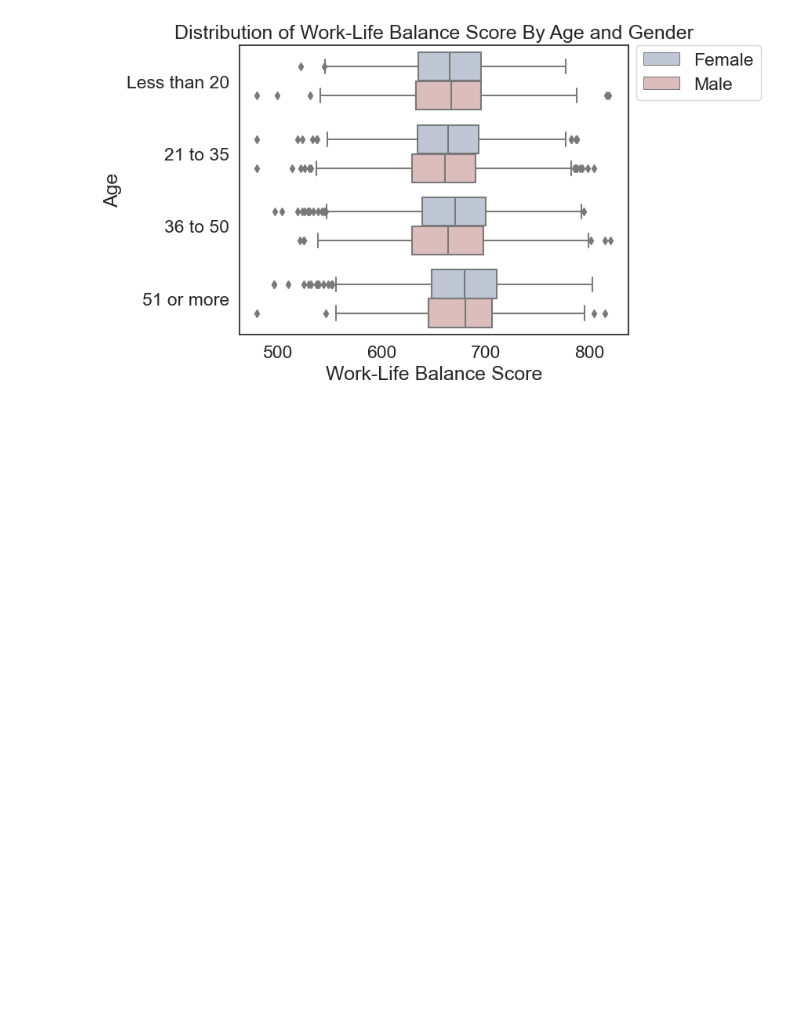
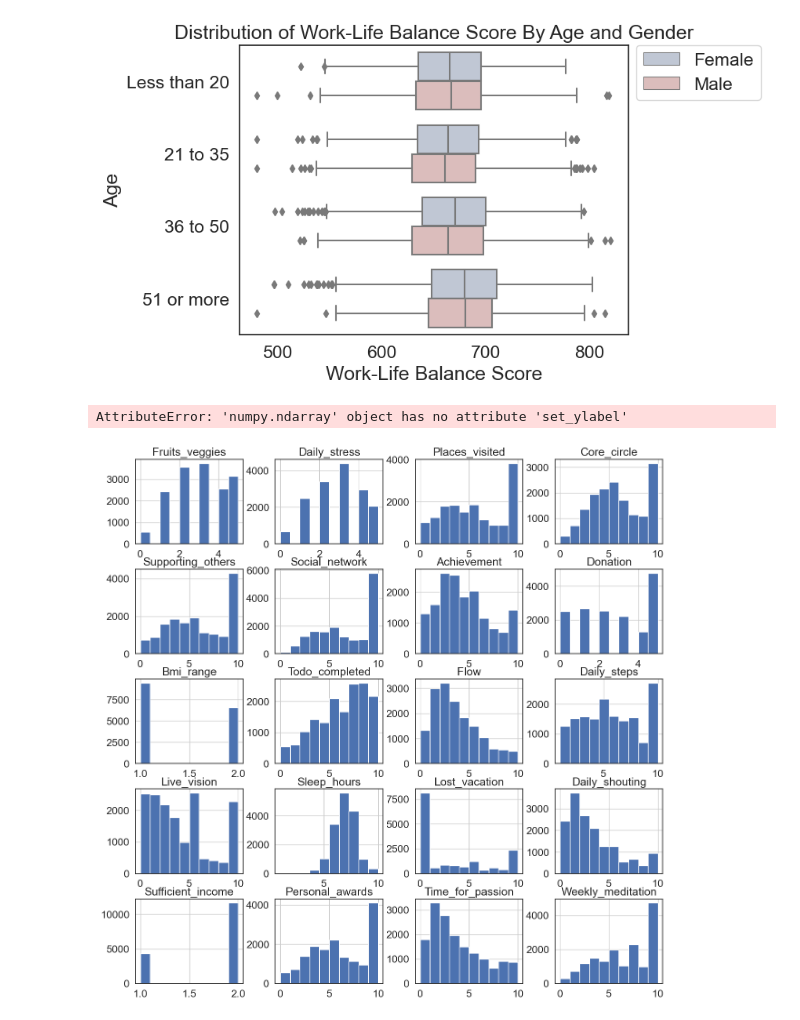
Before and after one commit to ubco-W2022T2-data301/project-group-group06, a Jupyter notebook: analysis/analysis2.ipynb, the cells around one changed output. Drawn from its saved outputs; the diff is of its cells as text; code cells hidden in the pictures; blank space fills up the shorter version.

```diff
--- a/analysis/analysis2.ipynb
+++ b/analysis/analysis2.ipynb
@@ -374,3 +385,12 @@ df = (
             .cat.rename_categories(['21-35', '36-50', '> 50', '< 20']),
             Work_life_balance_score = lambda x: x['Work_life_balance_score'].astype(float).pipe(drop_outlier))
 )
+# %%
+# Observe the frequency of other variables in the data set
+df2 = df.drop(columns = "Work_life_balance_score")
+plot = df2.hist(figsize = (15, 15))
+plot.set_ylabel("Count")
+plt.suptitle("Frequency of the Lifestyle Factors", fontsize = 25)
+# %% [output]
+AttributeError: 'numpy.ndarray' object has no attribute 'set_ylabel'
+[figure, added]
```
Also changed, not shown: parts of 1 cell of this notebook.
